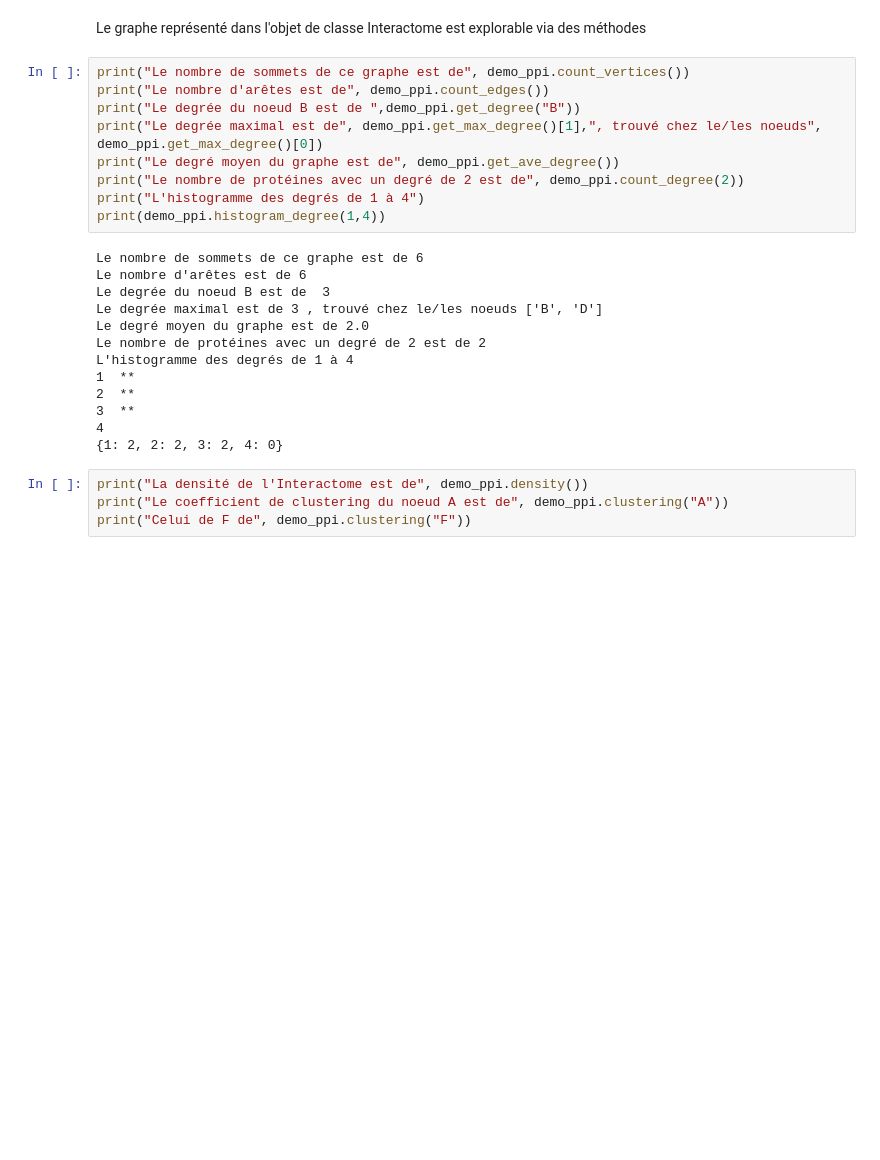
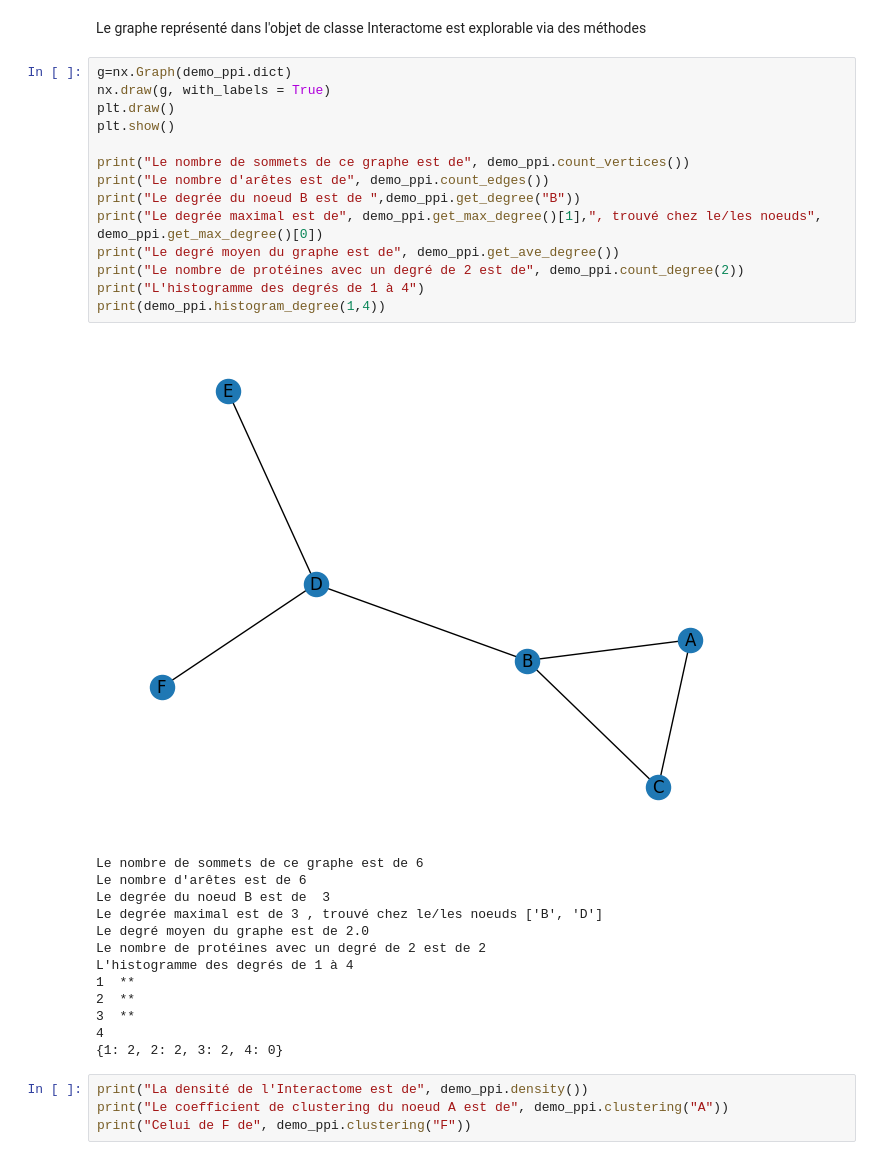
Before and after one commit to N-Hoffmann/projet_BS2, a Jupyter notebook: code/demo.ipynb, the cells around one changed output. Drawn from its saved outputs; the diff is of its cells as text; blank space fills up the shorter version.

```diff
--- a/code/demo.ipynb
+++ b/code/demo.ipynb
@@ -138,15 +127,21 @@ D F
 # %% [markdown]
 Le graphe représenté dans l'objet de classe Interactome est explorable via des méthodes
 # %%
+g=nx.Graph(demo_ppi.dict)
+nx.draw(g, with_labels = True)
+plt.draw()
+plt.show()
+
 print("Le nombre de sommets de ce graphe est de", demo_ppi.count_vertices())
 print("Le nombre d'arêtes est de", demo_ppi.count_edges())
 print("Le degrée du noeud B est de ",demo_ppi.get_degree("B"))
 print("Le degrée maximal est de", demo_ppi.get_max_degree()[1],", trouvé chez le/les noeuds", demo_ppi.get_max_degree()[0])
 print("Le degré moyen du graphe est de", demo_ppi.get_ave_degree())
 print("Le nombre de protéines avec un degré de 2 est de", demo_ppi.count_degree(2))
 print("L'histogramme des degrés de 1 à 4")
 print(demo_ppi.histogram_degree(1,4))
 # %% [output]
+[figure, added]
 Le nombre de sommets de ce graphe est de 6
 Le nombre d'arêtes est de 6
 Le degrée du noeud B est de  3
```
Also changed, not shown: parts of 8 cells of this notebook.
